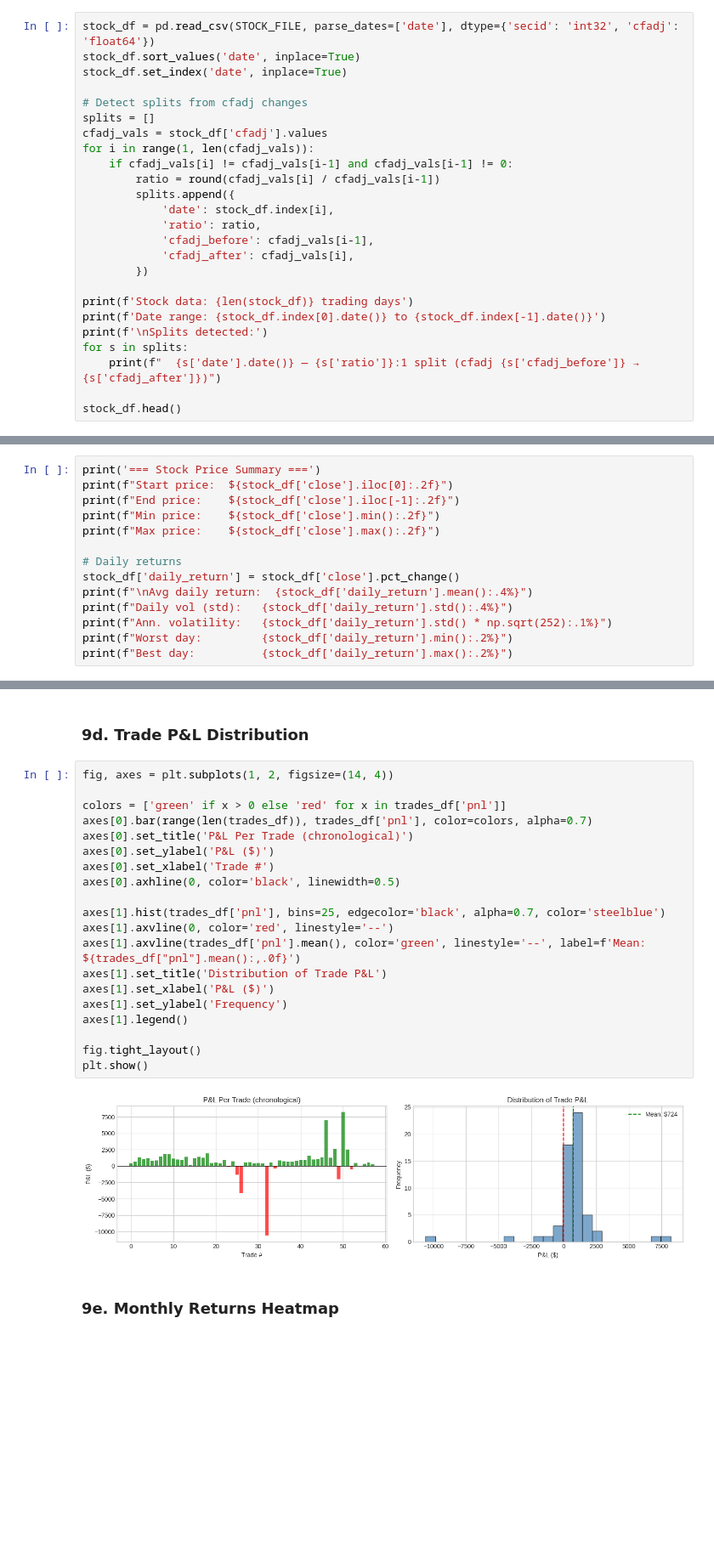
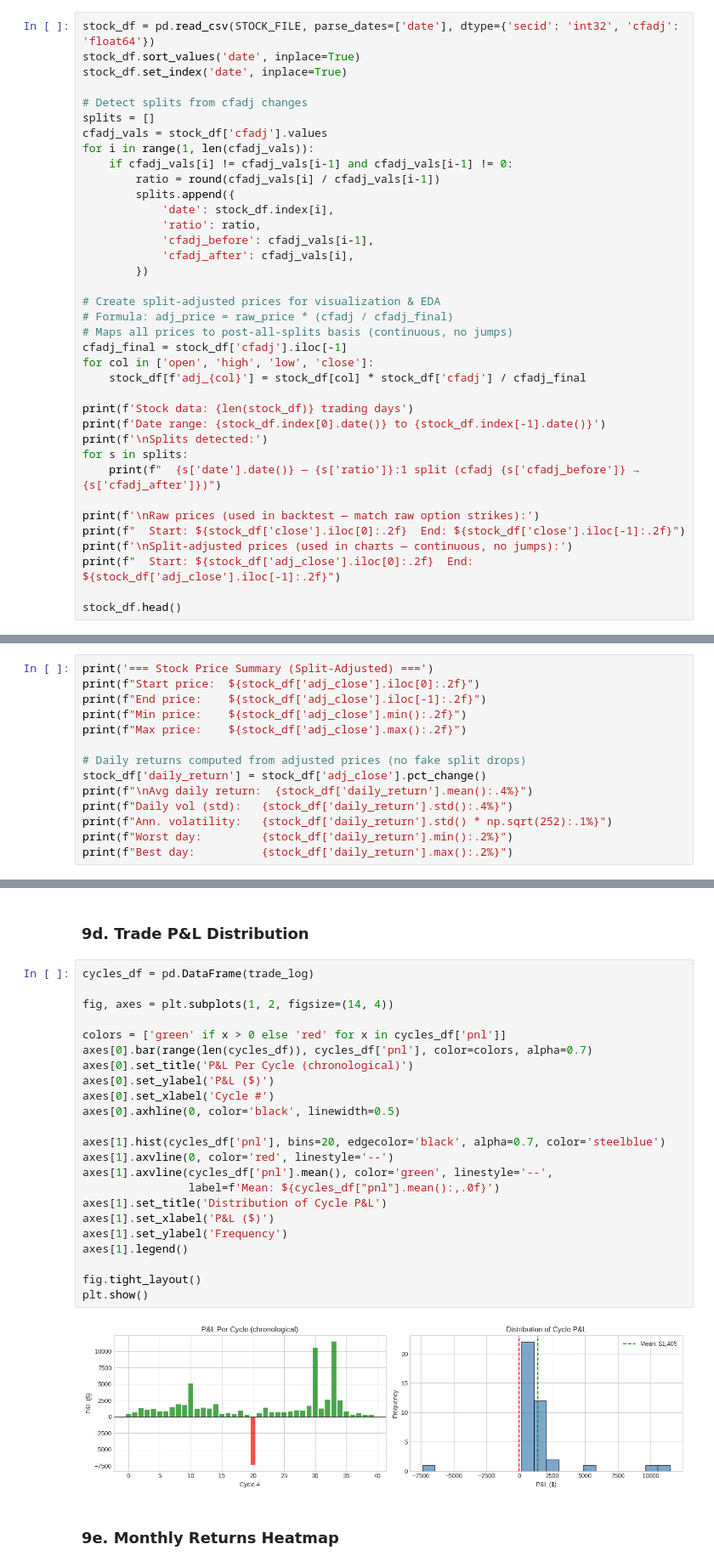
Before and after one commit to reading-stiener/Backtesting-wheel-strategy-for-NVIDIA, a Jupyter notebook: wheel_backtest.ipynb, the cells around one changed output, grey strips where cells are left out. Shown at 85% size. Cells and saved outputs as stored; diff of their text form; blank space fills up the shorter version.

```diff
--- a/wheel_backtest.ipynb
+++ b/wheel_backtest.ipynb
@@ -70,12 +75,24 @@ for i in range(1, len(cfadj_vals)):
             'cfadj_after': cfadj_vals[i],
         })
 
+# Create split-adjusted prices for visualization & EDA
+# Formula: adj_price = raw_price * (cfadj / cfadj_final)
+# Maps all prices to post-all-splits basis (continuous, no jumps)
+cfadj_final = stock_df['cfadj'].iloc[-1]
+for col in ['open', 'high', 'low', 'close']:
+    stock_df[f'adj_{col}'] = stock_df[col] * stock_df['cfadj'] / cfadj_final
+
 print(f'Stock data: {len(stock_df)} trading days')
 print(f'Date range: {stock_df.index[0].date()} to {stock_df.index[-1].date()}')
 print(f'\nSplits detected:')
 for s in splits:
     print(f"  {s['date'].date()} — {s['ratio']}:1 split (cfadj {s['cfadj_before']} → {s['cfadj_after']})")
 
+print(f'\nRaw prices (used in backtest — match raw option strikes):')
+print(f"  Start: ${stock_df['close'].iloc[0]:.2f}  End: ${stock_df['close'].iloc[-1]:.2f}")
+print(f'\nSplit-adjusted prices (used in charts — continuous, no jumps):')
+print(f"  Start: ${stock_df['adj_close'].iloc[0]:.2f}  End: ${stock_df['adj_close'].iloc[-1]:.2f}")
+
 stock_df.head()
 # %% [output]
 Stock data: 1258 trading days
@@ -197,14 +220,14 @@ Rate range: 0.0007 to 0.0547
 # %% [markdown]
 ### 3a. Stock Price Overview
 # %%
-print('=== Stock Price Summary ===')
-print(f"Start price:  ${stock_df['close'].iloc[0]:.2f}")
-print(f"End price:    ${stock_df['close'].iloc[-1]:.2f}")
-print(f"Min price:    ${stock_df['close'].min():.2f}")
-print(f"Max price:    ${stock_df['close'].max():.2f}")
+print('=== Stock Price Summary (Split-Adjusted) ===')
+print(f"Start price:  ${stock_df['adj_close'].iloc[0]:.2f}")
+print(f"End price:    ${stock_df['adj_close'].iloc[-1]:.2f}")
+print(f"Min price:    ${stock_df['adj_close'].min():.2f}")
+print(f"Max price:    ${stock_df['adj_close'].max():.2f}")
 
-# Daily returns
-stock_df['daily_return'] = stock_df['close'].pct_change()
+# Daily returns computed from adjusted prices (no fake split drops)
+stock_df['daily_return'] = stock_df['adj_close'].pct_change()
 print(f"\nAvg daily return:  {stock_df['daily_return'].mean():.4%}")
 print(f"Daily vol (std):   {stock_df['daily_return'].std():.4%}")
 print(f"Ann. volatility:   {stock_df['daily_return'].std() * np.sqrt(252):.1%}")
@@ -983,27 +1228,30 @@ plt.show()
 # %% [markdown]
 ### 9d. Trade P&L Distribution
 # %%
+cycles_df = pd.DataFrame(trade_log)
+
 fig, axes = plt.subplots(1, 2, figsize=(14, 4))
 
-colors = ['green' if x > 0 else 'red' for x in trades_df['pnl']]
-axes[0].bar(range(len(trades_df)), trades_df['pnl'], color=colors, alpha=0.7)
-axes[0].set_title('P&L Per Trade (chronological)')
+colors = ['green' if x > 0 else 'red' for x in cycles_df['pnl']]
+axes[0].bar(range(len(cycles_df)), cycles_df['pnl'], color=colors, alpha=0.7)
+axes[0].set_title('P&L Per Cycle (chronological)')
 axes[0].set_ylabel('P&L ($)')
-axes[0].set_xlabel('Trade #')
+axes[0].set_xlabel('Cycle #')
 axes[0].axhline(0, color='black', linewidth=0.5)
 
-axes[1].hist(trades_df['pnl'], bins=25, edgecolor='black', alpha=0.7, color='steelblue')
+axes[1].hist(cycles_df['pnl'], bins=20, edgecolor='black', alpha=0.7, color='steelblue')
 axes[1].axvline(0, color='red', linestyle='--')
-axes[1].axvline(trades_df['pnl'].mean(), color='green', linestyle='--', label=f'Mean: ${trades_df["pnl"].mean():,.0f}')
-axes[1].set_title('Distribution of Trade P&L')
+axes[1].axvline(cycles_df['pnl'].mean(), color='green', linestyle='--',
+                label=f'Mean: ${cycles_df["pnl"].mean():,.0f}')
+axes[1].set_title('Distribution of Cycle P&L')
 axes[1].set_xlabel('P&L ($)')
 axes[1].set_ylabel('Frequency')
 axes[1].legend()
 
 fig.tight_layout()
 plt.show()
 # %% [output]
-[figure, old version]
+[figure, new version]
 # %% [markdown]
 ### 9e. Monthly Returns Heatmap
 # %%
```
Also changed, not shown: parts of 25 cells of this notebook, 9 other files.
